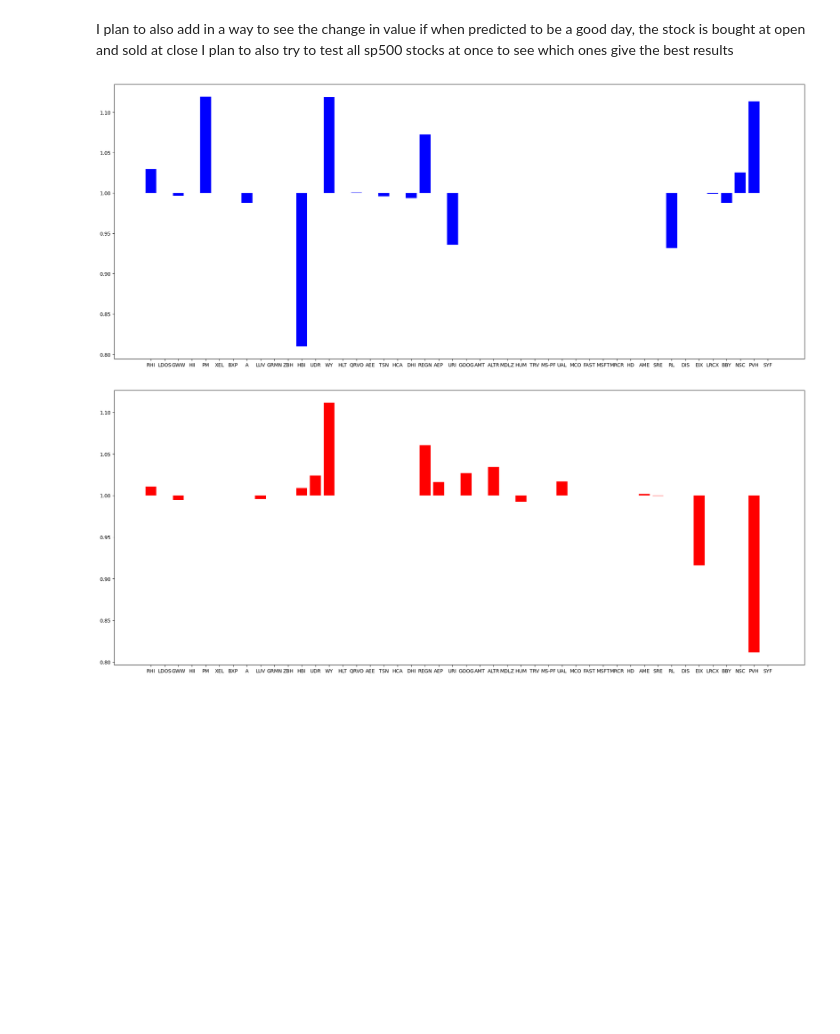
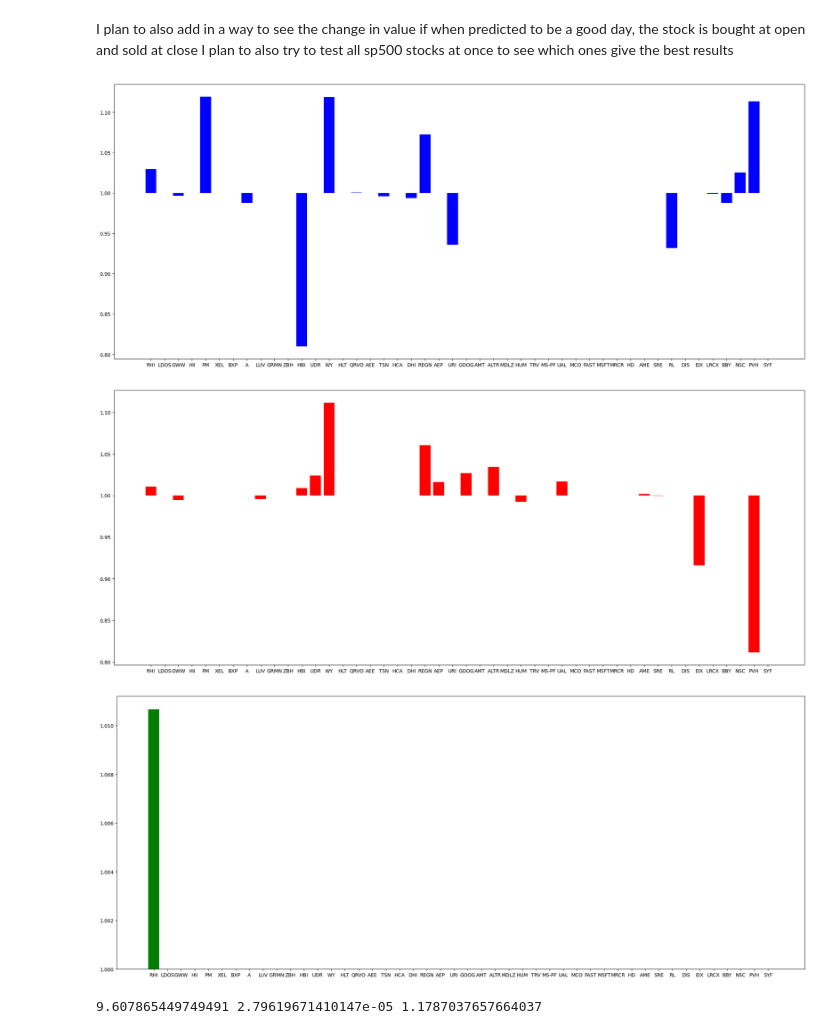
Before and after one commit to ahmedomar001/Stockmarketprediction, a Jupyter notebook: SVM_and_LR.ipynb, the cells around one changed output. Saved outputs shown, nothing was run; the diff lists cells and outputs as text; code cells hidden in the pictures; blank space fills up the shorter version.

```diff
--- a/SVM_and_LR.ipynb
+++ b/SVM_and_LR.ipynb
@@ -174,7 +174,12 @@ def symbol_train_test(file_path, mode_type=0,day_ct=10, y_day_ct=5):
             pred_ct_lr += 1
             trade_amount_lr *= y_value_test.iloc[i]
 
-    return accuracy, recall, precision, trade_amount, pred_ct, accuracy_lr, recall_lr, precision_lr, trade_amount_lr, pred_ct_lr
+    trade_amount_combo = 1
+    for i in range(len(y_test)):
+        if y_pred_lr[i] == 1 and y_pred[i] == 1:
+            trade_amount_combo *= y_value_test.iloc[i]
+
+    return accuracy, recall, precision, trade_amount, pred_ct, accuracy_lr, recall_lr, precision_lr, trade_amount_lr, pred_ct_lr, trade_amount_combo
 # %%
 
 file = open("SVM_Scores.csv", "a")
@@ -190,17 +195,20 @@ file.close()
 stock_name = []
 stock_value = []
 stock_value_lr = []
+stock_value_combo = []
 
 for each in symbol_csvs_paths:
     symbol = os.path.splitext(os.path.basename(each))
     try:
-        accuracy, recall, precision, trade_amount, pred_ct, accuracy_lr, recall_lr, precision_lr, trade_amount_lr, pred_ct_lr = symbol_train_test(each)
+        accuracy, recall, precision, trade_amount, pred_ct, accuracy_lr, recall_lr, precision_lr, trade_amount_lr, pred_ct_lr, trade_amount_combo = symbol_train_test(each)
         stock_name.append(symbol[0])
         stock_value.append(trade_amount)
         stock_value_lr.append(trade_amount_lr)
+        stock_value_combo.append(trade_amount_combo)
     except:
         accuracy, recall, precision, trade_amount, pred_ct = -999.999, -999.999, -999.999, 0, -999.999
         accuracy_lr, recall_lr, precision_lr, trade_amount_lr, pred_ct_lr = -999.999, -999.999, -999.999, 0, -999.999
+        trade_amount_combo = 0
     curr_string_to_write = f"{symbol[0]},{accuracy},{recall},{precision},{trade_amount},{pred_ct}\n"
     file = open("SVM_Scores.csv", "a")
     file.write(curr_string_to_write)
@@ -216,32 +224,58 @@ for each in symbol_csvs_paths:
 # %%
 import random
 
 
 import matplotlib.pyplot as plt
 
 fig, ax = plt.subplots(figsize=(25, 10))
 
 vals = -((len(stock_value)//10)*9)
 
 stock_value = [each - 1 for each in stock_value]
 ax.bar(stock_name[:][:vals], stock_value[:vals], bottom=1, color='blue', label='SVM')
 
-# plt.savefig("SVM_percent.PNG")
+plt.savefig("SVM_percent.PNG")
 plt.show()
 
 
 
 
 fig, ax = plt.subplots(figsize=(25, 10))
 
 
-vals = -((len(stock_value)//10)*9)
-
 stock_value_lr = [each - 1 for each in stock_value_lr]
 ax.bar(stock_name[:][:vals], stock_value_lr[:vals], bottom=1, color='red', label='LR')
 
-# plt.savefig("LR_percent.PNG")
+plt.savefig("LR_percent.PNG")
 plt.show()
+
+
+
+
+
+
+fig, ax = plt.subplots(figsize=(25, 10))
+
+
+stock_value_combo = [each - 1 for each in stock_value_combo]
+ax.bar(stock_name[:][:vals], stock_value_combo[:vals], bottom=1, color='green', label='SVM_with_LR')
+
+plt.savefig("SVM_with_LR_percent.PNG")
+plt.show()
 # %% [output]
 [figure]
 [figure]
+[figure, added]
+# %%
+import math
+stock_value = [each + 1 for each in stock_value]
+stock_value_lr = [each + 1 for each in stock_value_lr]
+stock_value_combo = [each + 1 for each in stock_value_combo]
+
+SVM_all_stocks = math.prod(stock_value)
+LR_all_stocks = math.prod(stock_value_lr)
+SVM_with_LR_all_stocks = math.prod(stock_value_combo)
+
+print(SVM_all_stocks, LR_all_stocks, SVM_with_LR_all_stocks)
+# %% [output]
+9.607865449749491 2.79619671410147e-05 1.1787037657664037
```
Also changed, not shown: parts of 1 cell of this notebook, 1 other file.
